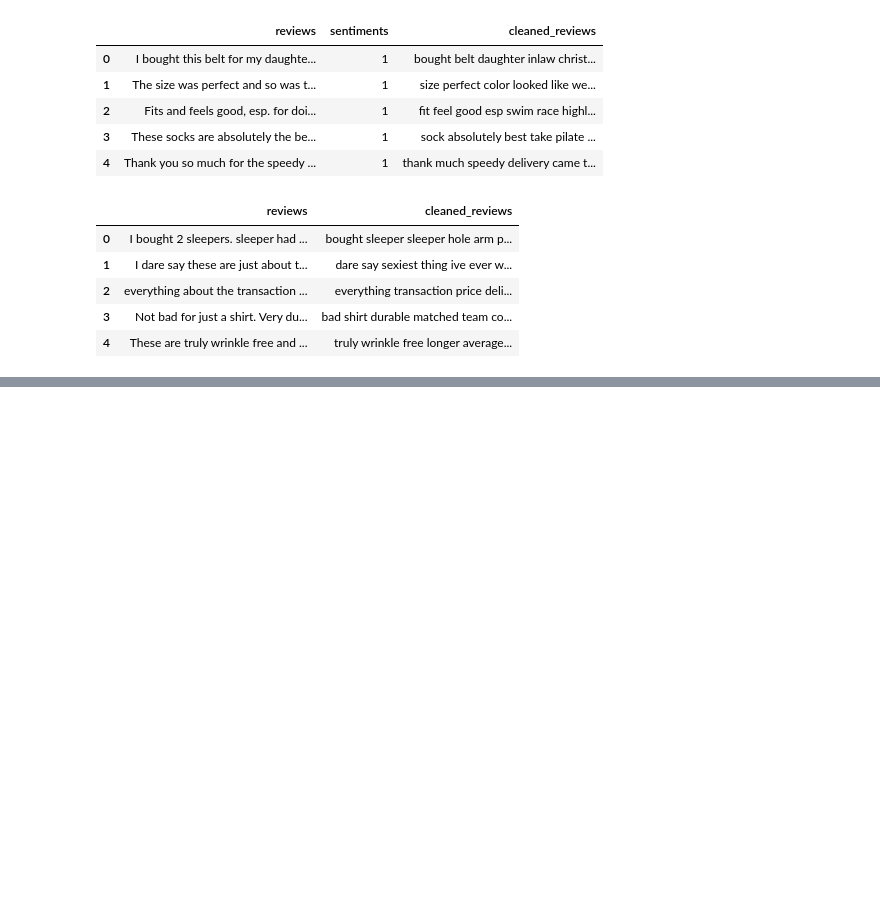
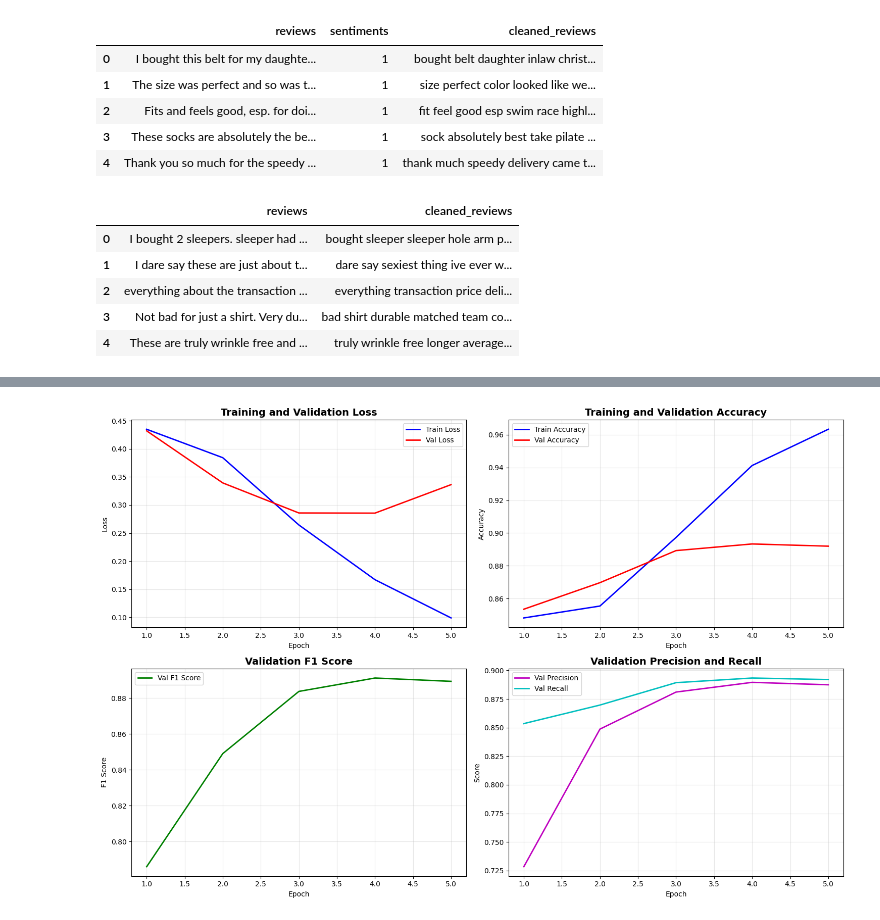
Before and after one commit to tangyinghao/Sentiment-Analysis, a Jupyter notebook: main.ipynb, the cells around one changed output, grey strips where cells are left out. Drawn from its saved outputs; the diff is of its cells as text; code cells hidden in the pictures; blank space fills up the shorter version.

Commit message:
push analysis

```diff
--- a/main.ipynb
+++ b/main.ipynb
@@ -64,7 +84,7 @@ lemmatizer = WordNetLemmatizer()
 # %%
 def preprocess_text(text):
     text = text.lower()
-    text = re.sub('[^a-z\s]', '', text)
+    text = re.sub(r'[^a-z\s]', '', text)  # Fixed: use raw string for regex
     tokens = text.split()
     tokens = [w for w in tokens if w not in stop_words]
     tokens = [lemmatizer.lemmatize(w) for w in tokens]
@@ -140,0 +192,9 @@ First 20 TF-IDF feature names:
+# %%
+# Use cleaned_reviews that we already created above
+train_texts = train_df['cleaned_reviews'].tolist()
+test_texts = test_df['cleaned_reviews'].tolist()
+train_labels = train_df['sentiments'].tolist()
+
+print(f"Training samples: {len(train_texts)}")
+print(f"Test samples: {len(test_texts)}")
+print(f"Label distribution: {Counter(train_labels)}")
@@ -140,0 +451,8 @@ First 20 TF-IDF feature names:
+# %%
+# Split training data into train and validation
+X_train_split, X_val_split, y_train_split, y_val_split = train_test_split(
+    X_train_seq, y_train, test_size=0.2, random_state=42, stratify=y_train
+)
+
+print(f"Train split: {len(X_train_split)}")
+print(f"Validation split: {len(X_val_split)}")
@@ -140,0 +700,74 @@ First 20 TF-IDF feature names:
+# %%
+# Plot training curves for best model
+fig, axes = plt.subplots(2, 2, figsize=(15, 10))
+
+epochs = range(1, len(best_history['train_loss']) + 1)
+
+# Loss curves
+axes[0, 0].plot(epochs, best_history['train_loss'], 'b-', label='Train Loss', linewidth=2)
+axes[0, 0].plot(epochs, best_history['val_loss'], 'r-', label='Val Loss', linewidth=2)
+axes[0, 0].set_title('Training and Validation Loss', fontsize=14, fontweight='bold')
+axes[0, 0].set_xlabel('Epoch')
+axes[0, 0].set_ylabel('Loss')
+axes[0, 0].legend()
+axes[0, 0].grid(True, alpha=0.3)
+
+# Accuracy curves
+axes[0, 1].plot(epochs, best_history['train_acc'], 'b-', label='Train Accuracy', linewidth=2)
+axes[0, 1].plot(epochs, best_history['val_acc'], 'r-', label='Val Accuracy', linewidth=2)
+axes[0, 1].set_title('Training and Validation Accuracy', fontsize=14, fontweight='bold')
+axes[0, 1].set_xlabel('Epoch')
+axes[0, 1].set_ylabel('Accuracy')
+axes[0, 1].legend()
+axes[0, 1].grid(True, alpha=0.3)
+
+# F1 Score
+axes[1, 0].plot(epochs, best_history['val_f1'], 'g-', label='Val F1 Score', linewidth=2)
+axes[1, 0].set_title('Validation F1 Score', fontsize=14, fontweight='bold')
+axes[1, 0].set_xlabel('Epoch')
+axes[1, 0].set_ylabel('F1 Score')
+axes[1, 0].legend()
+axes[1, 0].grid(True, alpha=0.3)
+
+# Precision and Recall
+axes[1, 1].plot(epochs, best_history['val_precision'], 'm-', label='Val Precision', linewidth=2)
+axes[1, 1].plot(epochs, best_history['val_recall'], 'c-', label='Val Recall', linewidth=2)
+axes[1, 1].set_title('Validation Precision and Recall', fontsize=14, fontweight='bold')
+axes[1, 1].set_xlabel('Epoch')
+axes[1, 1].set_ylabel('Score')
+axes[1, 1].legend()
+axes[1, 1].grid(True, alpha=0.3)
+
+plt.tight_layout()
+plt.show()
+
+# Analyze overfitting
+print("\n" + "="*80)
+print("OVERFITTING ANALYSIS")
+print("="*80)
+if len(best_history['train_loss']) >= 3:
+    # Check if validation loss starts increasing after epoch 3
+    val_loss_after_epoch3 = best_history['val_loss'][2:]
+    if len(val_loss_after_epoch3) > 1:
+        is_increasing = all(val_loss_after_epoch3[i] >= val_loss_after_epoch3[i-1]
+                          for i in range(1, len(val_loss_after_epoch3)))
+        if is_increasing:
+            print("⚠️  Overfitting detected: Validation loss increasing after Epoch 3")
+        else:
+            print("✓ Validation loss not consistently increasing")
+
+    # Check validation F1 trend
+    val_f1_after_epoch3 = best_history['val_f1'][2:]
+    if len(val_f1_after_epoch3) > 1:
+        is_decreasing = all(val_f1_after_epoch3[i] <= val_f1_after_epoch3[i-1]
+                          for i in range(1, len(val_f1_after_epoch3)))
+        if is_decreasing:
+            print("⚠️  Overfitting detected: Validation F1 decreasing after Epoch 3")
+        else:
+            print("✓ Validation F1 not consistently decreasing")
+
+    print(f"\nBest performance at Epoch {best_history['val_f1'].index(max(best_history['val_f1'])) + 1}")
+    print(f"Final performance at Epoch {len(best_history['val_f1'])}")
+    print(f"Performance drop: {max(best_history['val_f1']) - best_history['val_f1'][-1]:.4f}")
+# %% [output]
+[figure, added]
```
Also changed, not shown: parts of 39 cells of this notebook, 11 other files.
